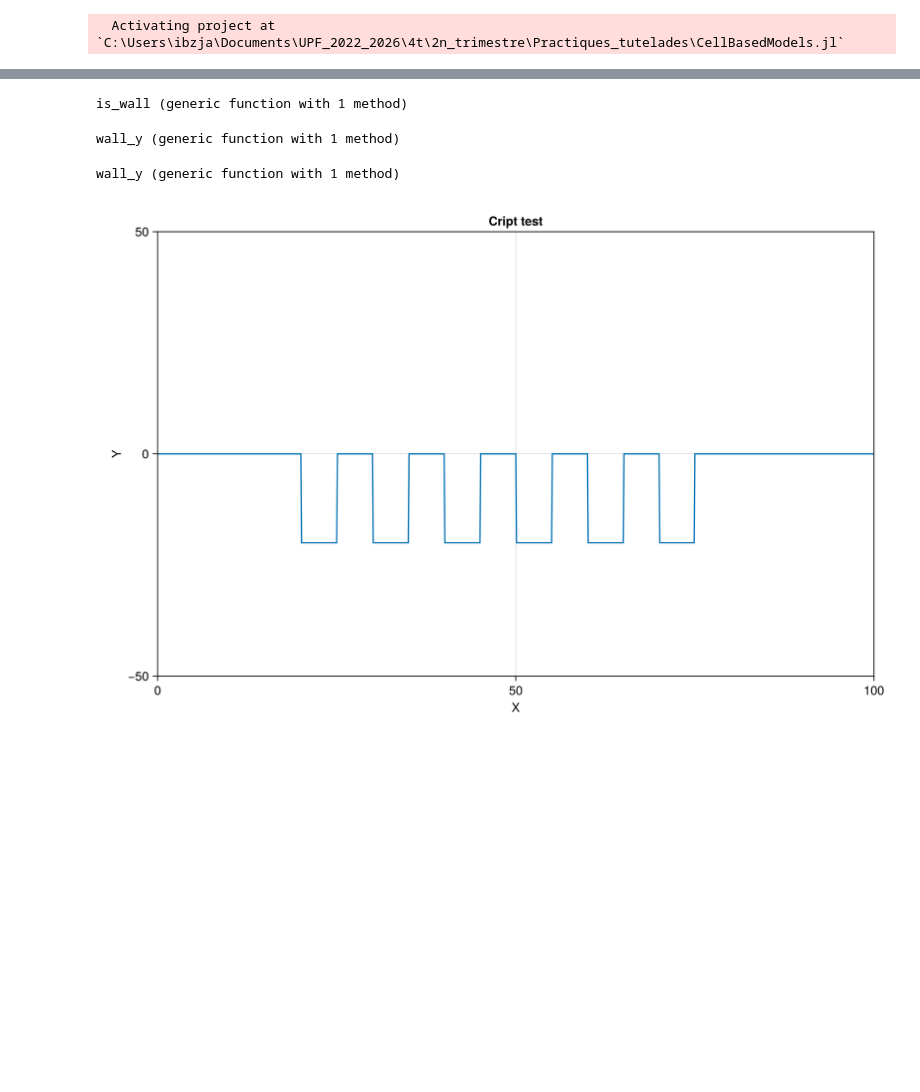
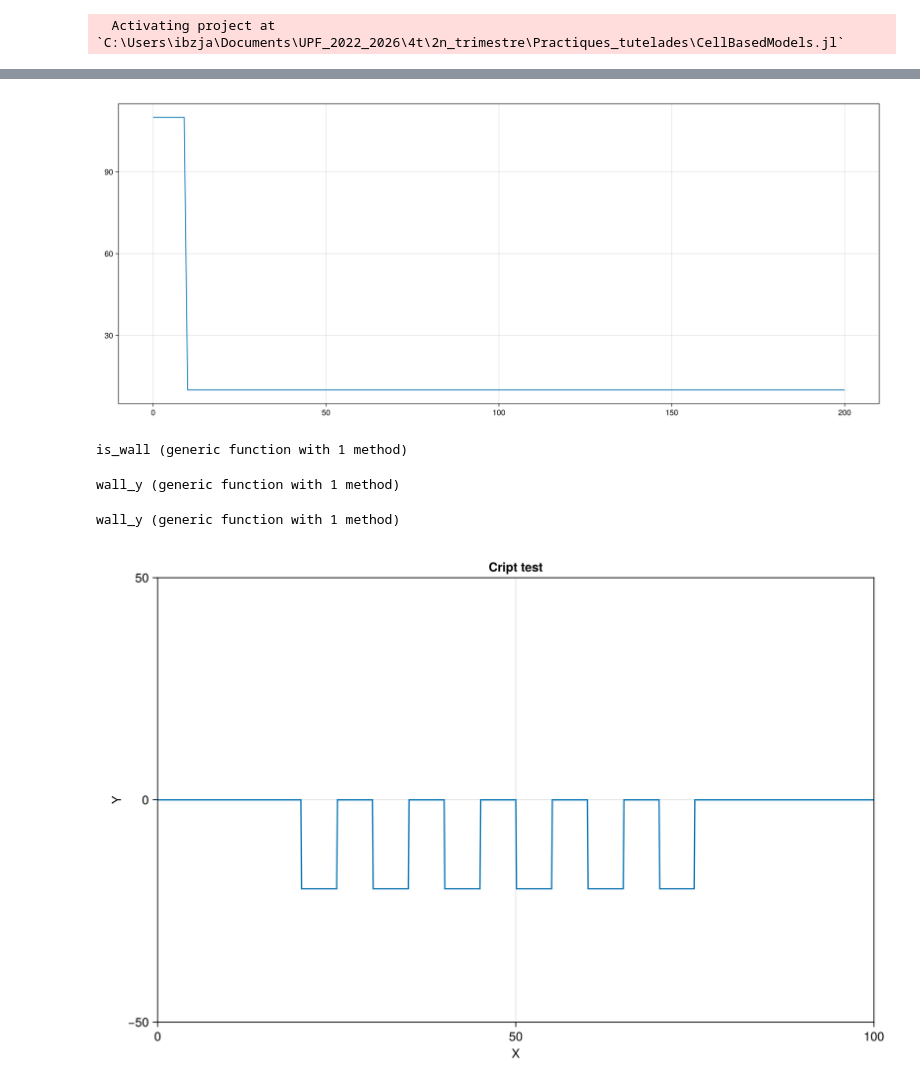
Before and after one commit to jmarib/CellBasedModels.jl, a Jupyter notebook: examples/cripts.ipynb, the cells around one changed output, grey strips where cells are left out. Cells and saved outputs as stored; diff of their text form; code cells hidden in the pictures; blank space fills up the shorter version.

```diff
--- a/examples/cripts.ipynb
+++ b/examples/cripts.ipynb
@@ -442,3 +668,26 @@ GLMakie.Screen(...)
+# %%
+fig3 = Figure(size=(2100,600))
+ax3 = Axis(fig3[1,1])
+# ax3_2 = Axis(fig3[1,2])
+# ax3_3 = Axis(fig3[1,3])
+# hm = heatmap!(ax3, M0)
+# hm_1 = heatmap!(ax3_2, mask)
+# hm_2 = heatmap!(ax3_3, MXL)
+# contour!(ax3_2, M0, linewidth = 0.5)
+# contour!(ax3_3, M0, linewidth = 0.5)
+# contour!(ax3, MXR, linewidth = 0.5)
+# contour!(ax3, MXL, linewidth = 0.5)
+# contour!(ax3, MYT, linewidth = 0.5)
+xs = 0:1:200
+# ys = 0:1:200
+ys = [wall_bottom(x,10, 200, 110, 100) for x in xs]
+lines!(ax3, xs, ys)
+# hm = heatmap!(ax3, Z)
+Makie.inline!(true)
+
+fig3
+# %% [output]
+[figure, added]
 # %%
 function is_wall(x, y; w=10, d=20)
     # Base wall at y = 0
```
Also changed, not shown: parts of 17 cells of this notebook.
